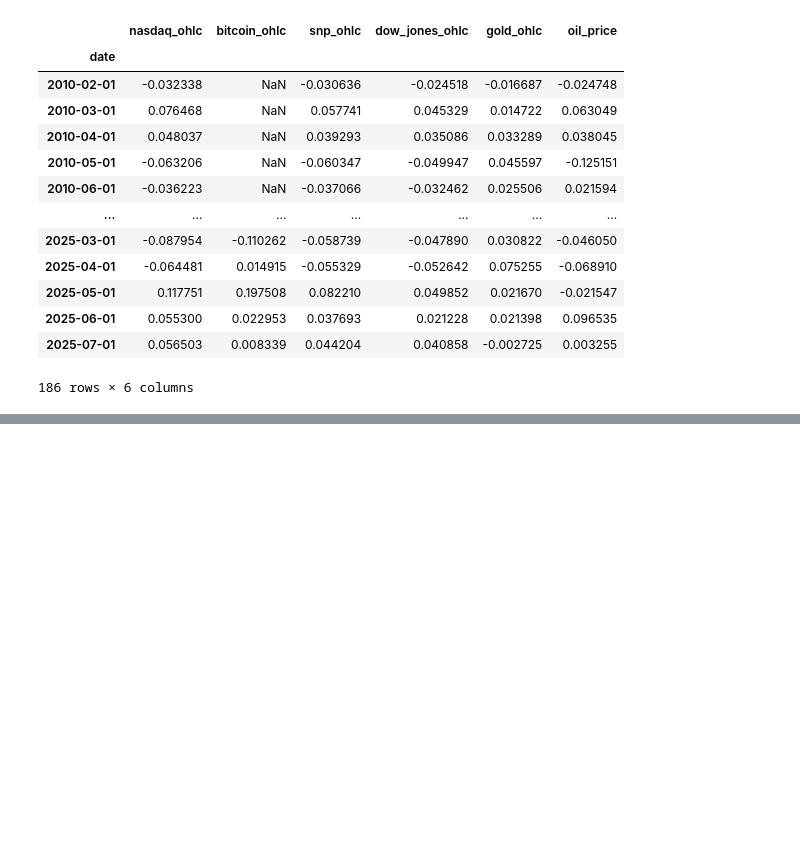
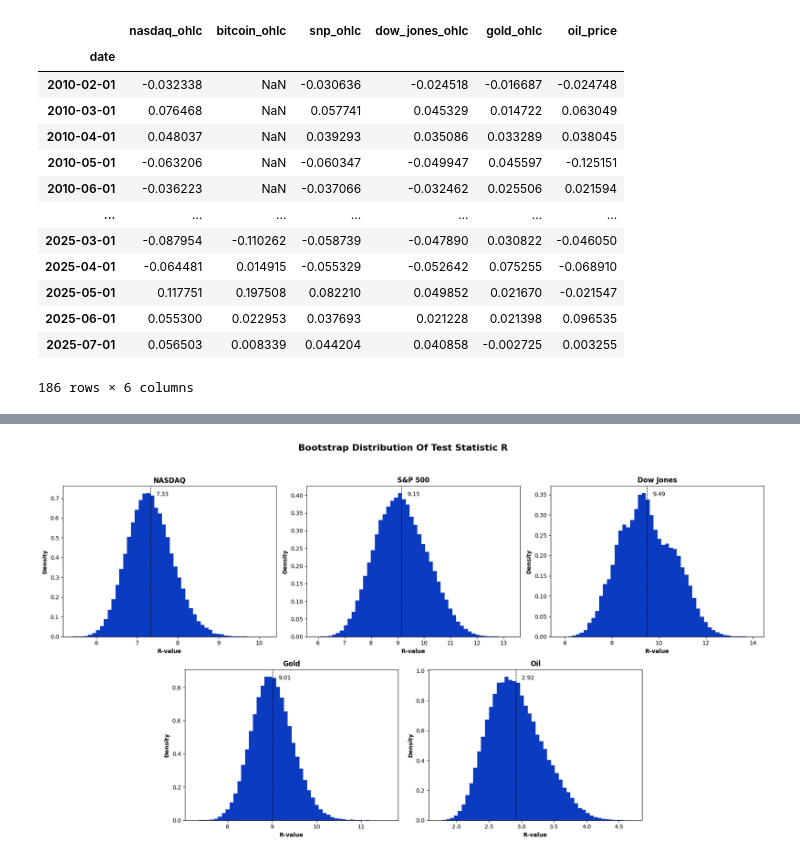
Before and after one commit to Michael-Kornilich/bitcoin_project, a Jupyter notebook: phase1/analysis.ipynb, the cells around one changed output, grey strips where cells are left out. Saved outputs shown, nothing was run; the diff lists cells and outputs as text; code cells hidden in the pictures; blank space fills up the shorter version.

Commit message:
Implemented bootstrap CI for Variances

```diff
--- a/phase1/analysis.ipynb
+++ b/phase1/analysis.ipynb
@@ -825,0 +606,6 @@ pass
+# %%
+PLOT_DATA = (pd
+    .DataFrame(result.bootstrap_distribution.T)
+    .rename(columns={0:"NASDAQ", 1:"S&P 500", 2:"Dow Jones", 3:"Gold", 4:"Oil"})
+)
+PLOT_DATA.info()
@@ -825,0 +625,60 @@ pass
+# %%
+# Column order
+columns = PLOT_DATA.columns.tolist()
+
+fig = plt.figure(figsize=(18, 10))
+gs = fig.add_gridspec(2, 6)
+
+fig.suptitle("Bootstrap distribution of test statistic R".title(), fontsize=16, fontweight="bold")
+
+# --- Top row: three equal charts ---
+ax_top = [
+    fig.add_subplot(gs[0, 0:2]),
+    fig.add_subplot(gs[0, 2:4]),
+    fig.add_subplot(gs[0, 4:6])
+]
+
+# --- Bottom row: padded, centered charts ---
+ax_bottom = [
+    fig.add_subplot(gs[1, 1:3]),  # left bottom
+    fig.add_subplot(gs[1, 3:5])   # right bottom
+]
+
+axes = ax_top + ax_bottom
+
+for col, ax in zip(columns, axes):
+    data = PLOT_DATA[col]
+    mean_val = data.mean()
+
+    # Histogram
+    ax.hist(data, bins=50, density=True, color="#0B3BC1")
+
+    # Mean line
+    ax.axvline(mean_val, linestyle="--", color="black", linewidth=1)
+
+    # Titles and labels
+    ax.set_title(col, fontweight="bold")
+    ax.set_xlabel("R-value", fontweight="bold")
+    ax.set_ylabel("Density", fontweight="bold")
+
+    # Mean annotation below x-axis
+    ax.annotate(
+        f"{mean_val:.2f}",
+        xy=(mean_val, 1),
+        xycoords=("data", "axes fraction"),
+        xytext=(10, -10),
+        textcoords="offset points",
+        ha="left",
+        va="top",
+        color="black"
+    )
+
+
+# White background
+fig.patch.set_facecolor("white")
+for ax in axes:
+    ax.set_facecolor("white")
+
+plt.tight_layout(rect=[0, 0, 1, 0.95])
+# %% [output]
+[figure, added]
```
Also changed, not shown: parts of 32 cells of this notebook.
